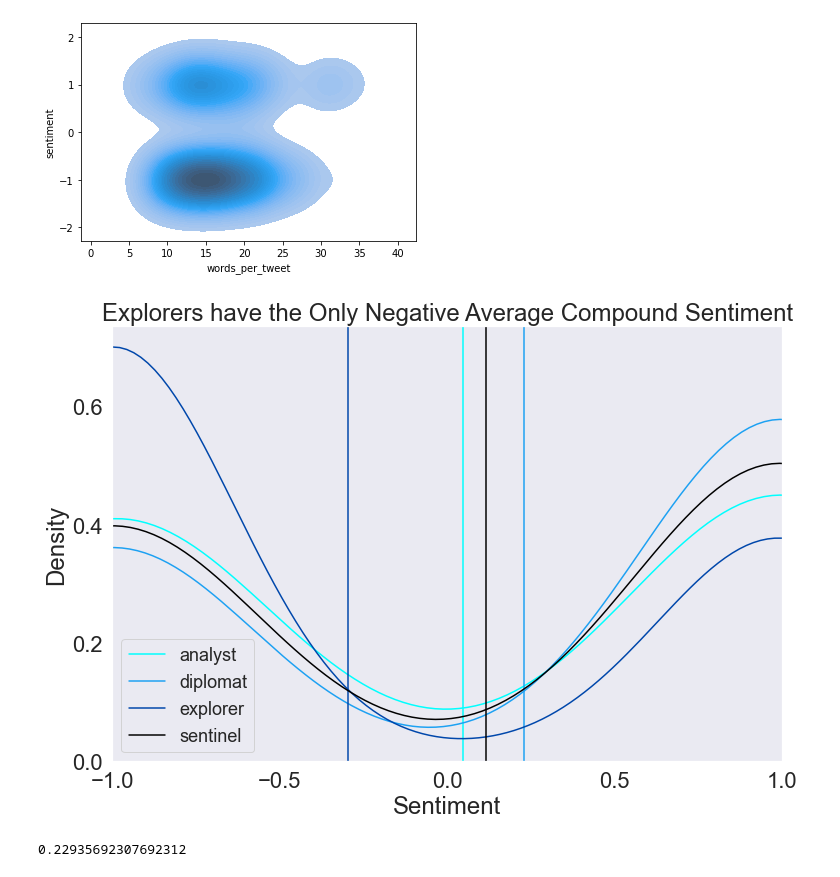
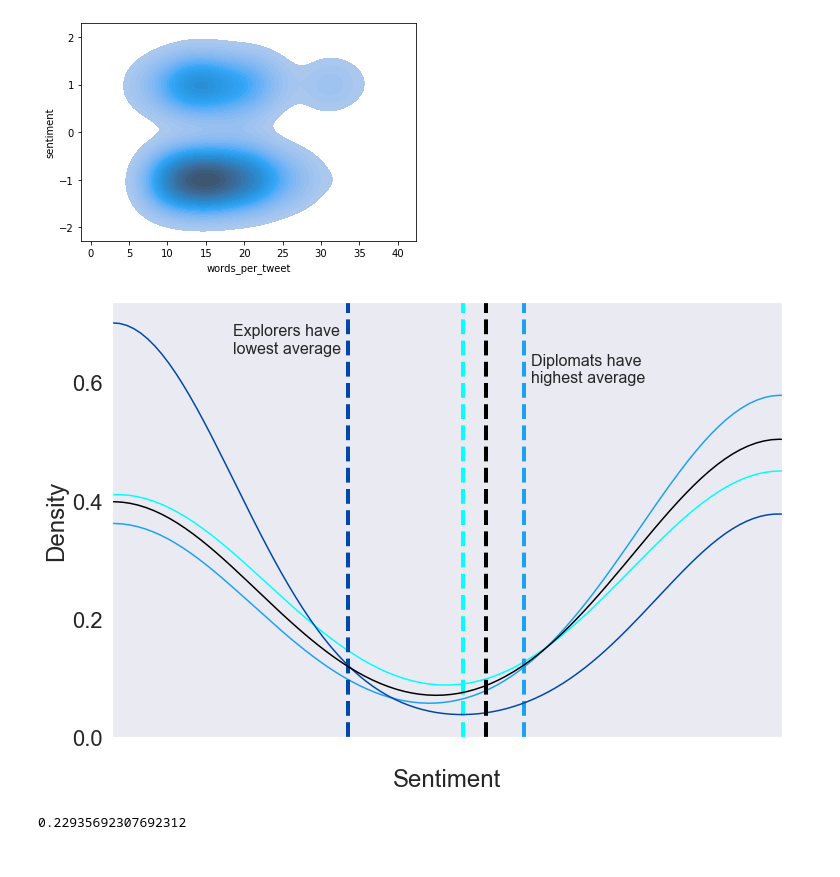
Before and after one commit to twitter-personality-predictor/capstone-project, a Jupyter notebook: morgan/morgan_explore_v2.ipynb, the cells around one changed output. Cells and saved outputs as stored; diff of their text form; code cells hidden in the pictures.

```diff
--- a/morgan/morgan_explore_v2.ipynb
+++ b/morgan/morgan_explore_v2.ipynb
@@ -159,26 +159,31 @@ sns.kdeplot(train[train.domain == 'explorer'].words_per_tweet, train[train.domai
 # %%
 plt.figure(figsize=(12,8))
 # plt.style.use("dark_background")
 sns.kdeplot(train[train.domain == 'analyst'].sentiment, label='analyst', color='#00FFFF')
-plt.axvline(train[train.domain == 'analyst'].sentiment.mean(), color='#00FFFF')
+plt.axvline(train[train.domain == 'analyst'].sentiment.mean(), color='#00FFFF', ls='--', lw='4')
 sns.kdeplot(train[train.domain == 'diplomat'].sentiment, label='diplomat', color='#1DA1F2')
-plt.axvline(train[train.domain == 'diplomat'].sentiment.mean(), color='#1DA1F2')
+plt.axvline(train[train.domain == 'diplomat'].sentiment.mean(), color='#1DA1F2', ls='--', lw='4')
 sns.kdeplot(train[train.domain == 'explorer'].sentiment, label='explorer', color='#0047AB')
-plt.axvline(train[train.domain == 'explorer'].sentiment.mean(), color='#0047AB')
+plt.axvline(train[train.domain == 'explorer'].sentiment.mean(), color='#0047AB', ls='--', lw='4')
 sns.kdeplot(train[train.domain == 'sentinel'].sentiment, label='sentinel', color='black')
-plt.axvline(train[train.domain == 'sentinel'].sentiment.mean(), color='black')
+plt.axvline(train[train.domain == 'sentinel'].sentiment.mean(), color='black', ls='--', lw='4')
+plt.text(-.64,.65,'''Explorers have
+lowest average''', fontsize=16)
+plt.text(.25,.6,'''Diplomats have
+highest average''', fontsize=16)
 plt.xlim(-1,1)
-plt.title('Explorers have the Only Negative Average Compound Sentiment')
-plt.xlabel('Sentiment')
-plt.xticks(ticks=[-1,-.5,0,.5,1])
+# plt.title('Explorers have the Only Negative Average Compound Sentiment')
+plt.xlabel('''
+Sentiment''')
+plt.xticks(ticks=[])
 plt.yticks(ticks=[0,.2,.4,.6])
 plt.grid(visible=False)
-plt.legend(loc='lower left', fontsize=18)
-# plt.legend([],[],frameon=False)
+# plt.legend(loc='lower left', fontsize=18)
+plt.legend([],[],frameon=False)
 plt.savefig('sentiment.png')
 plt.show()
 # %% [output]
-[figure, old version]
+[figure, new version]
 # %%
 train[train.domain == 'diplomat'].sentiment.mean()
 # %% [output]
```
Also changed, not shown: parts of 4 cells of this notebook, 3 other files.
